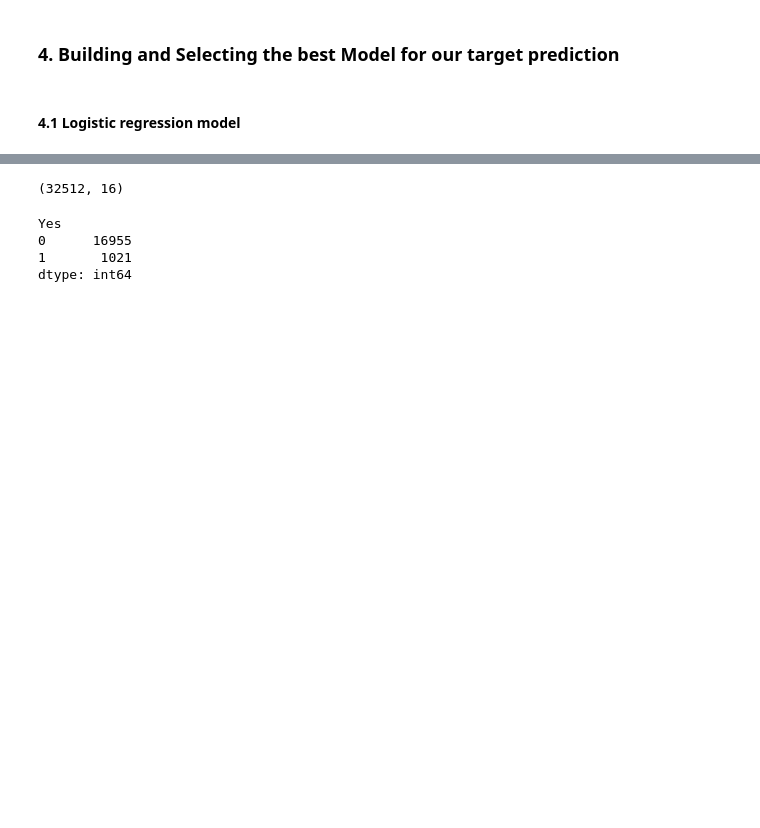
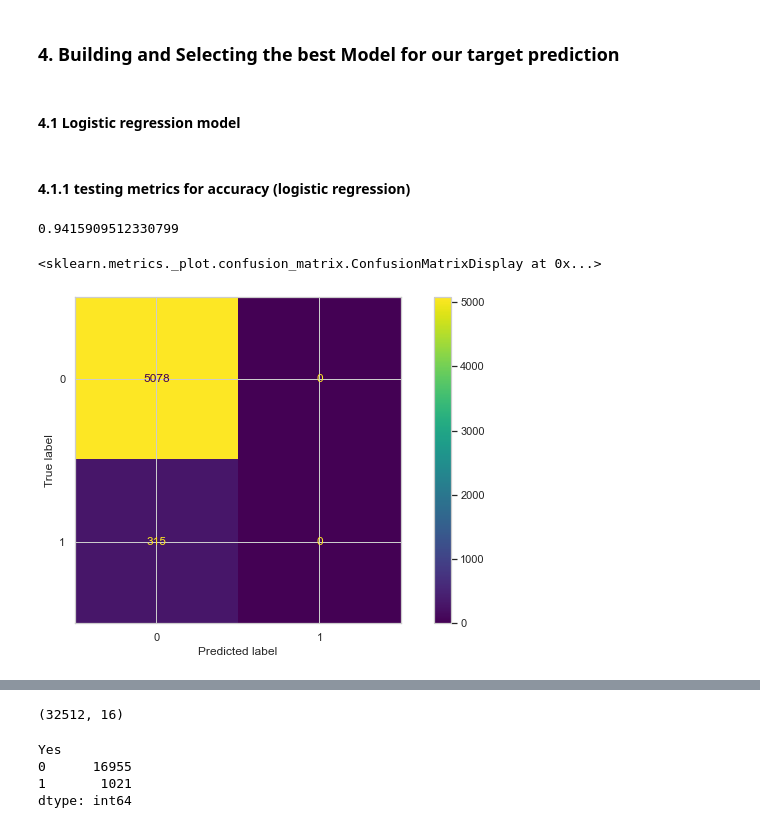
Before and after one commit to lado007/bank-credict-card-project, a Jupyter notebook: codes/credit_card_project.ipynb, the cells around one changed output, grey strips where cells are left out. Drawn from its saved outputs; the diff is of its cells as text; code cells hidden in the pictures; blank space fills up the shorter version.

```diff
--- a/codes/credit_card_project.ipynb
+++ b/codes/credit_card_project.ipynb
@@ -419,3 +421,11 @@ from sklearn.model_selection import train_test_split
 # %%
 from sklearn.linear_model import LogisticRegression
 logreg=LogisticRegression()
+# %%
+X_train, X_test, y_train, y_test = train_test_split(X_full, y, test_size=0.3, random_state=40)
+# %%
+clf=logreg.fit(X_train,y_train)
+# %%
+y_pred=clf.predict(X_test)
+# %% [markdown]
+#### 4.1.1 testing metrics for accuracy (logistic regression)
@@ -421,0 +436,4 @@ logreg=LogisticRegression()
+# %%
+accuracy_score(y_test,y_pred)
+# %% [output]
+0.9415909512330799
@@ -421,0 +442,7 @@ logreg=LogisticRegression()
+# %%
+cm = confusion_matrix(y_test, y_pred, labels=clf.classes_)
+disp = ConfusionMatrixDisplay(confusion_matrix=cm,display_labels=clf.classes_)
+disp.plot()
+# %% [output]
+<sklearn.metrics._plot.confusion_matrix.ConfusionMatrixDisplay at 0x...>
+[figure, added]
```
Also changed, not shown: parts of 20 cells of this notebook.
